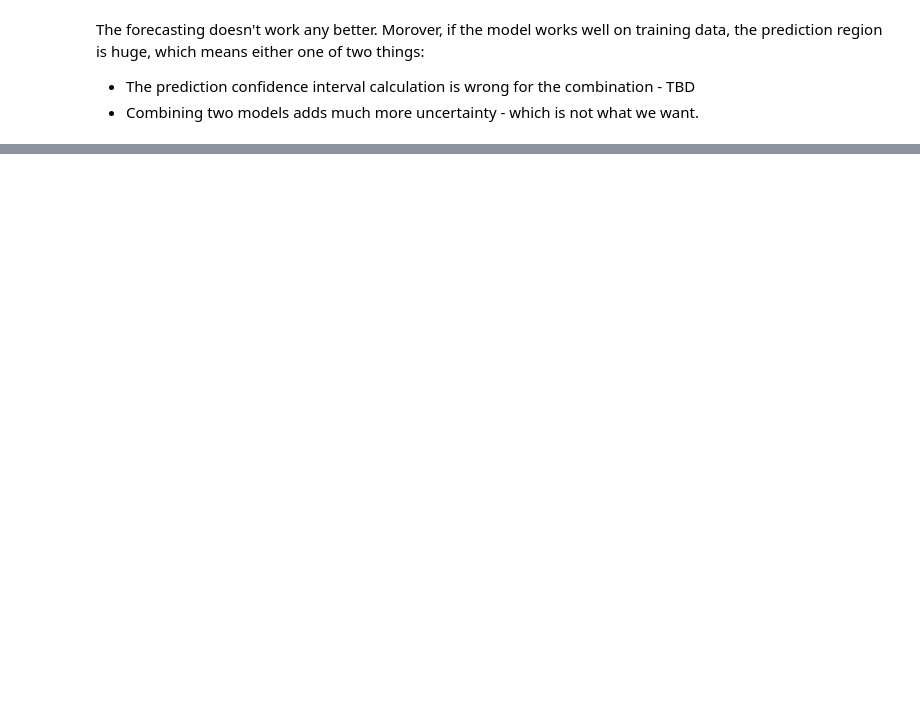
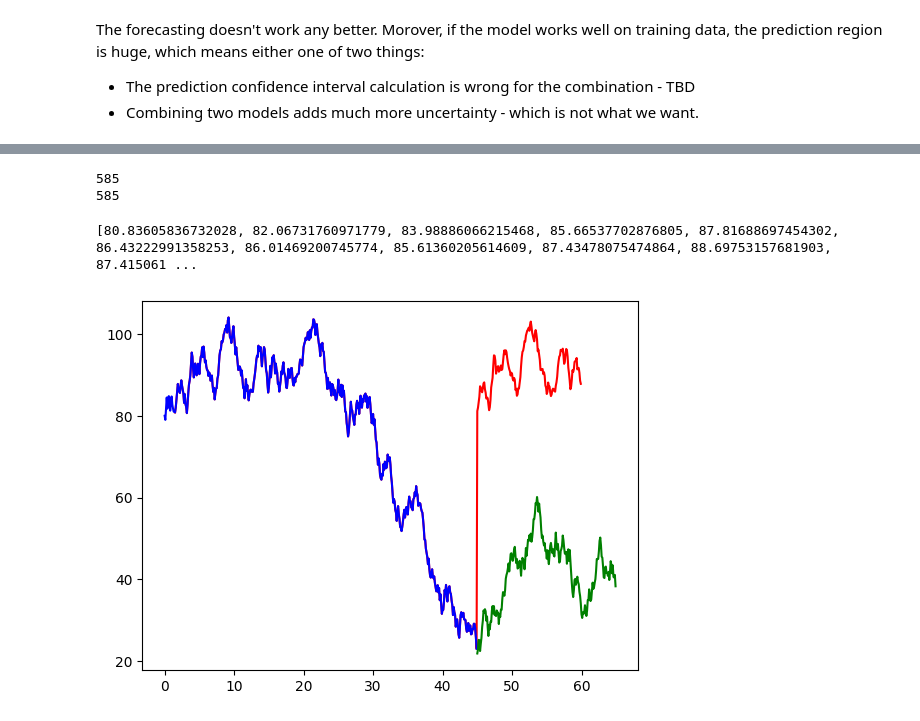
Before and after one commit to Gdeterline/Small-Projects-And-Courses, a Jupyter notebook: Time-Series/Regression/RegressionInitiation.ipynb, the cells around one changed output, grey strips where cells are left out. Drawn from its saved outputs; the diff is of its cells as text; code cells hidden in the pictures; blank space fills up the shorter version.

```diff
--- a/Time-Series/Regression/RegressionInitiation.ipynb
+++ b/Time-Series/Regression/RegressionInitiation.ipynb
@@ -215,0 +225,2 @@ The forecasting doesn't work any better. Morover, if the model works well on tra
+# %%
+Xf = [[X[i][0], Y[i-1] - Y[i-2], Y[i-1], Y[i-2], Y[i-3], Y[i-4], Y[i-5], Y[i-6], Y[i-7], Y[i-8], Y[i-9], Y[i-10], Y[i-11], Y[i-12], Y[i-13], Y[i-14], Y[i-15]] for i in range(hist_len, training_subset_length)]
@@ -215,0 +266,3 @@ The forecasting doesn't work any better. Morover, if the model works well on tra
+# %%
+RF = RandomForestRegressor()
+RF.fit(Xf[:training_subset_length], Y[hist_len:training_subset_length])
@@ -215,0 +271,3 @@ The forecasting doesn't work any better. Morover, if the model works well on tra
+# %%
+steps = 150
+print(Xf)
@@ -215,0 +288,30 @@ The forecasting doesn't work any better. Morover, if the model works well on tra
+# %%
+Y_pred = deepcopy(Y[hist_len:training_subset_length])
+X_for_pred = deepcopy(Xf[:training_subset_length])
+
+for i in range(0, steps):
+    X_for_pred.append([X_for_pred[i-1][0]+ 0.1, Y_pred[i-1] - Y_pred[i-2], Y_pred[i-1], Y_pred[i-2], Y_pred[i-3], Y_pred[i-4], Y_pred[i-5], Y_pred[i-6], Y_pred[i-7],
+                        Y_pred[i-8], Y_pred[i-9], Y_pred[i-10], Y_pred[i-11], Y_pred[i-12], Y_pred[i-13], Y_pred[i-14], Y_pred[i-15]])
+    Y_pred.append((RF.predict(np.array(X_for_pred[i]).reshape(-1, 17)))[0])
+# %%
+print(len(X_for_pred))
+print(len(Xf)+steps)
+print()
+# %% [output]
+585
+585
+# %%
+print(Y_pred)
+# %% [output]
+[80.83605836732028, 82.06731760971779, 83.98886066215468, 85.66537702876805, 87.81688697454302, 86.43222991358253, 86.01469200745774, 85.61360205614609, 87.43478075474864, 88.69753157681903, 87.415061 ...
+# %%
+X_values = []
+for i in range(15, training_subset_length+steps):
+    X_values.append(0.1*i)
+
+plt.plot(X_values, Y_pred, color='r')
+plt.plot(X[:training_subset_length], Y[:training_subset_length], color='b', label='Training Curve')
+plt.plot(X[training_subset_length:], Y[training_subset_length:], color='g', label='Actual Value')
+plt.show()
+# %% [output]
+[figure, added]
```
Also changed, not shown: parts of 24 cells of this notebook.
